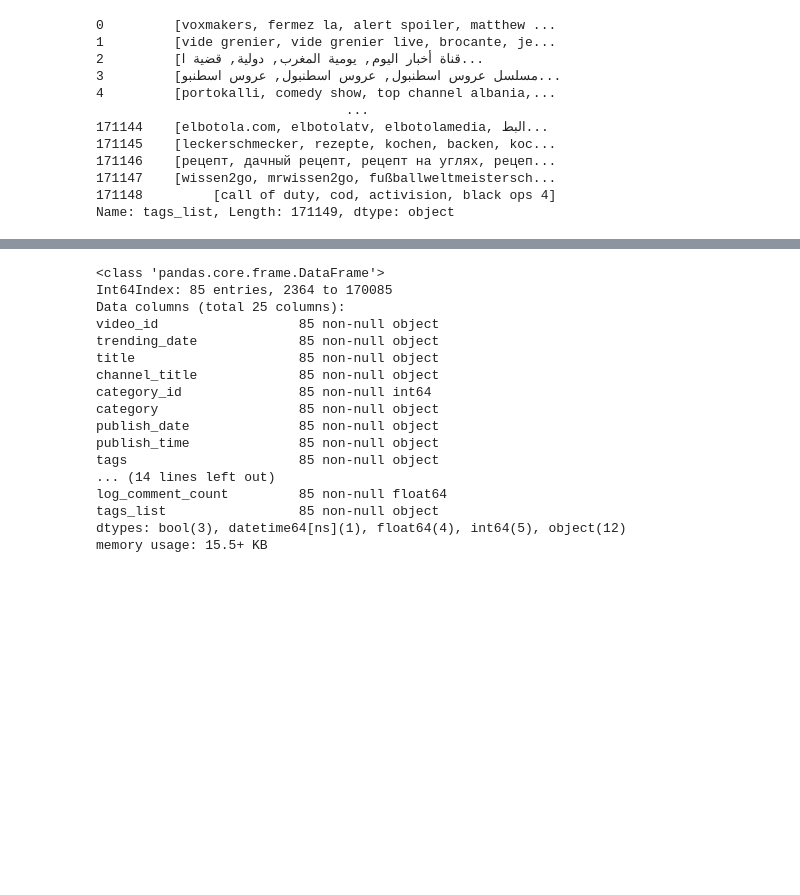
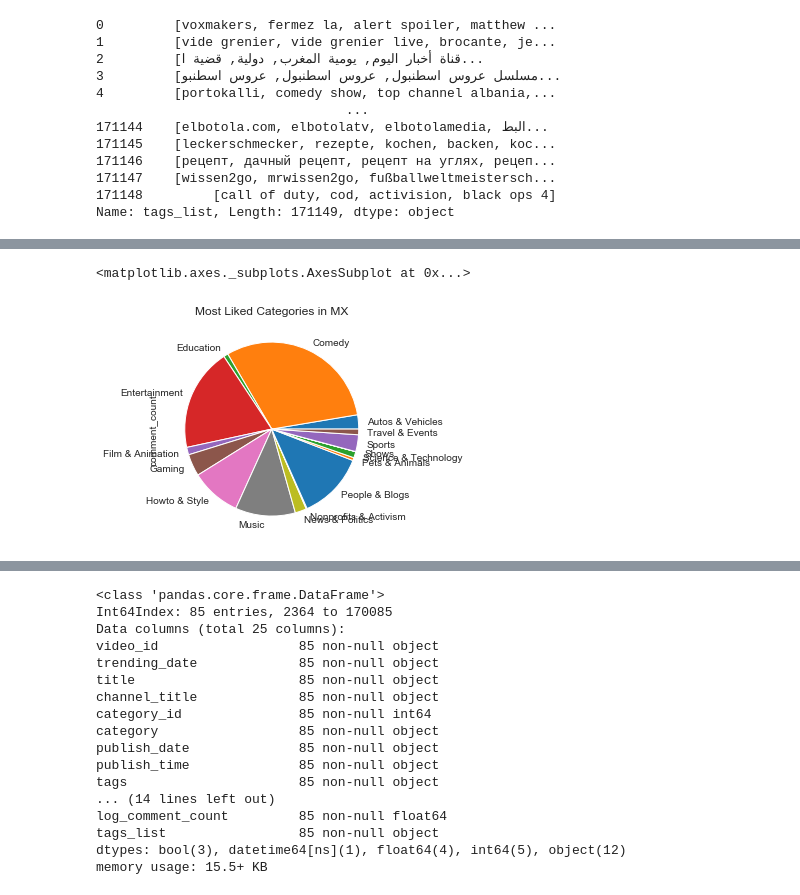
Before and after one commit to miguelgrisanti/YoutubeMXKeys, a Jupyter notebook: YoutubeRider.ipynb, the cells around one changed output, grey strips where cells are left out. Saved outputs shown, nothing was run; the diff lists cells and outputs as text; code cells hidden in the pictures; blank space fills up the shorter version.

```diff
--- a/YoutubeRider.ipynb
+++ b/YoutubeRider.ipynb
@@ -151,0 +248,5 @@ Name: tags_list, Length: 171149, dtype: object
+# %%
+df_mexico.groupby('category')['comment_count'].agg('max').plot(kind='pie',title='Most Liked Categories in MX')
+# %% [output]
+<matplotlib.axes._subplots.AxesSubplot at 0x...>
+[figure, added]
```
Also changed, not shown: parts of 81 cells of this notebook.
